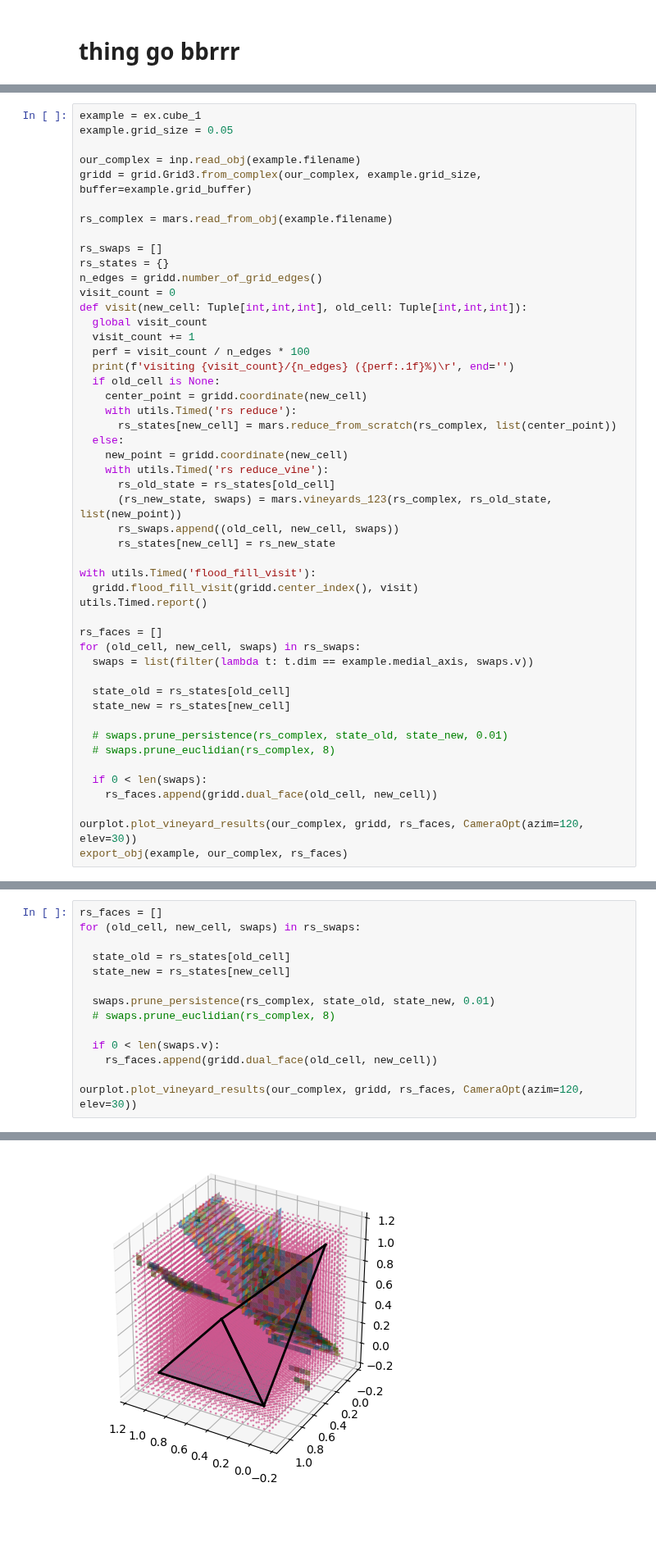
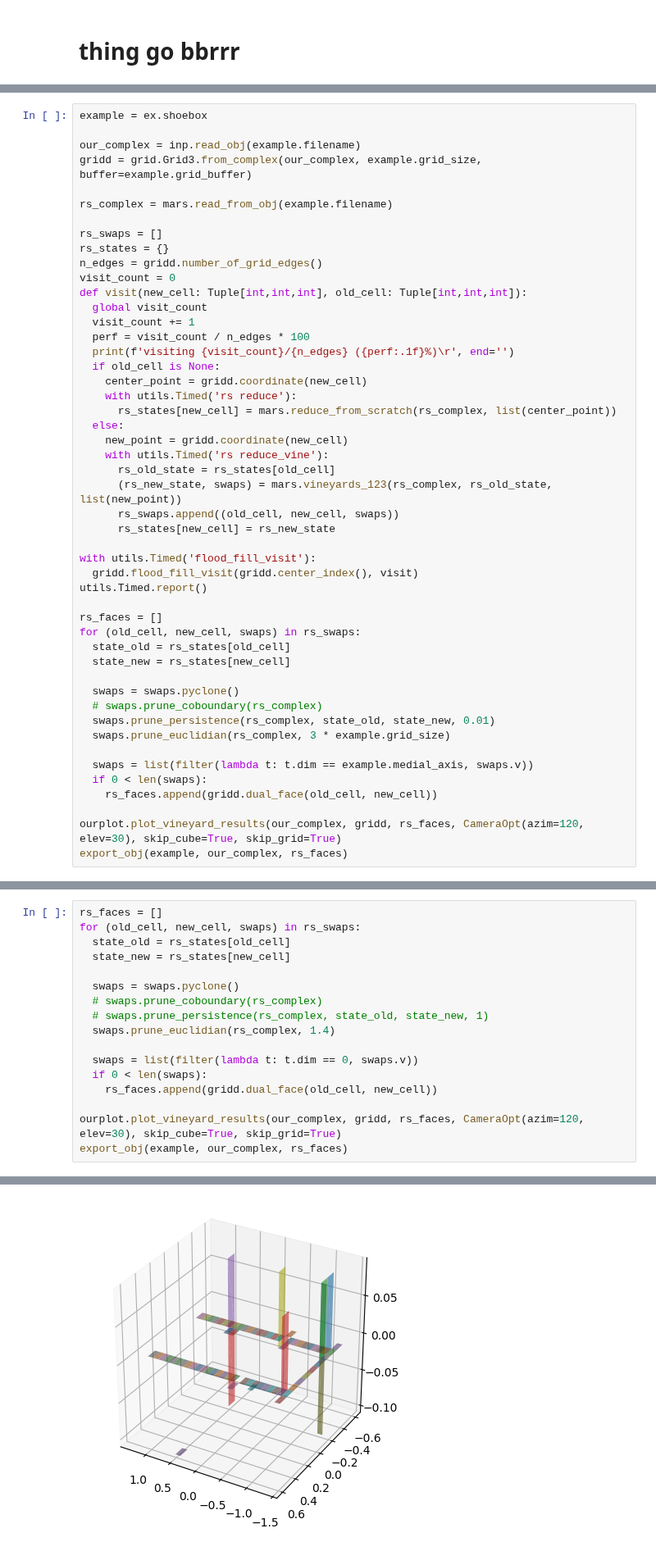
Before and after one commit to medial-ax/medial-ax, a Jupyter notebook: makethings.ipynb, the cells around one changed output, grey strips where cells are left out. Shown at 82% size. Cells and saved outputs as stored; diff of their text form; blank space fills up the shorter version.

```diff
--- a/makethings.ipynb
+++ b/makethings.ipynb
@@ -183,8 +180,7 @@ ourplot.plot_vineyard_results(our_complex, gridd, rs_faces, CameraOpt(azim=120,
 [figure]
 [figure]
 # %%
-example = ex.cube_1
-example.grid_size = 0.05
+example = ex.shoebox
 
 our_complex = inp.read_obj(example.filename)
 gridd = grid.Grid3.from_complex(our_complex, example.grid_size, buffer=example.grid_buffer)
@@ -218,18 +214,19 @@ utils.Timed.report()
 
 rs_faces = []
 for (old_cell, new_cell, swaps) in rs_swaps:
-  swaps = list(filter(lambda t: t.dim == example.medial_axis, swaps.v))
-
   state_old = rs_states[old_cell]
   state_new = rs_states[new_cell]
 
-  # swaps.prune_persistence(rs_complex, state_old, state_new, 0.01)
-  # swaps.prune_euclidian(rs_complex, 8)
+  swaps = swaps.pyclone()
+  # swaps.prune_coboundary(rs_complex)
+  swaps.prune_persistence(rs_complex, state_old, state_new, 0.01)
+  swaps.prune_euclidian(rs_complex, 3 * example.grid_size)
 
+  swaps = list(filter(lambda t: t.dim == example.medial_axis, swaps.v))
   if 0 < len(swaps):
     rs_faces.append(gridd.dual_face(old_cell, new_cell))
 
-ourplot.plot_vineyard_results(our_complex, gridd, rs_faces, CameraOpt(azim=120, elev=30))
+ourplot.plot_vineyard_results(our_complex, gridd, rs_faces, CameraOpt(azim=120, elev=30), skip_cube=True, skip_grid=True)
 export_obj(example, our_complex, rs_faces)
 # %% [output]
 |======== Timed report ========
@@ -242,15 +239,18 @@ Wrote output/hinge-GB0.15-GS0.05-MA1-peps0.obj
 # %%
 rs_faces = []
 for (old_cell, new_cell, swaps) in rs_swaps:
-
   state_old = rs_states[old_cell]
   state_new = rs_states[new_cell]
 
-  swaps.prune_persistence(rs_complex, state_old, state_new, 0.01)
-  # swaps.prune_euclidian(rs_complex, 8)
+  swaps = swaps.pyclone()
+  # swaps.prune_coboundary(rs_complex)
+  # swaps.prune_persistence(rs_complex, state_old, state_new, 1)
+  swaps.prune_euclidian(rs_complex, 1.4)
 
-  if 0 < len(swaps.v):
+  swaps = list(filter(lambda t: t.dim == 0, swaps.v))
+  if 0 < len(swaps):
     rs_faces.append(gridd.dual_face(old_cell, new_cell))
 
-ourplot.plot_vineyard_results(our_complex, gridd, rs_faces, CameraOpt(azim=120, elev=30))
+ourplot.plot_vineyard_results(our_complex, gridd, rs_faces, CameraOpt(azim=120, elev=30), skip_cube=True, skip_grid=True)
+export_obj(example, our_complex, rs_faces)
 # %% [output]
@@ -258 +258 @@ ourplot.plot_vineyard_results(our_complex, gridd, rs_faces, CameraOpt(azim=120,
-[figure, old version]
+[figure, new version]
```
Also changed, not shown: parts of 6 cells of this notebook, 2 other files.
